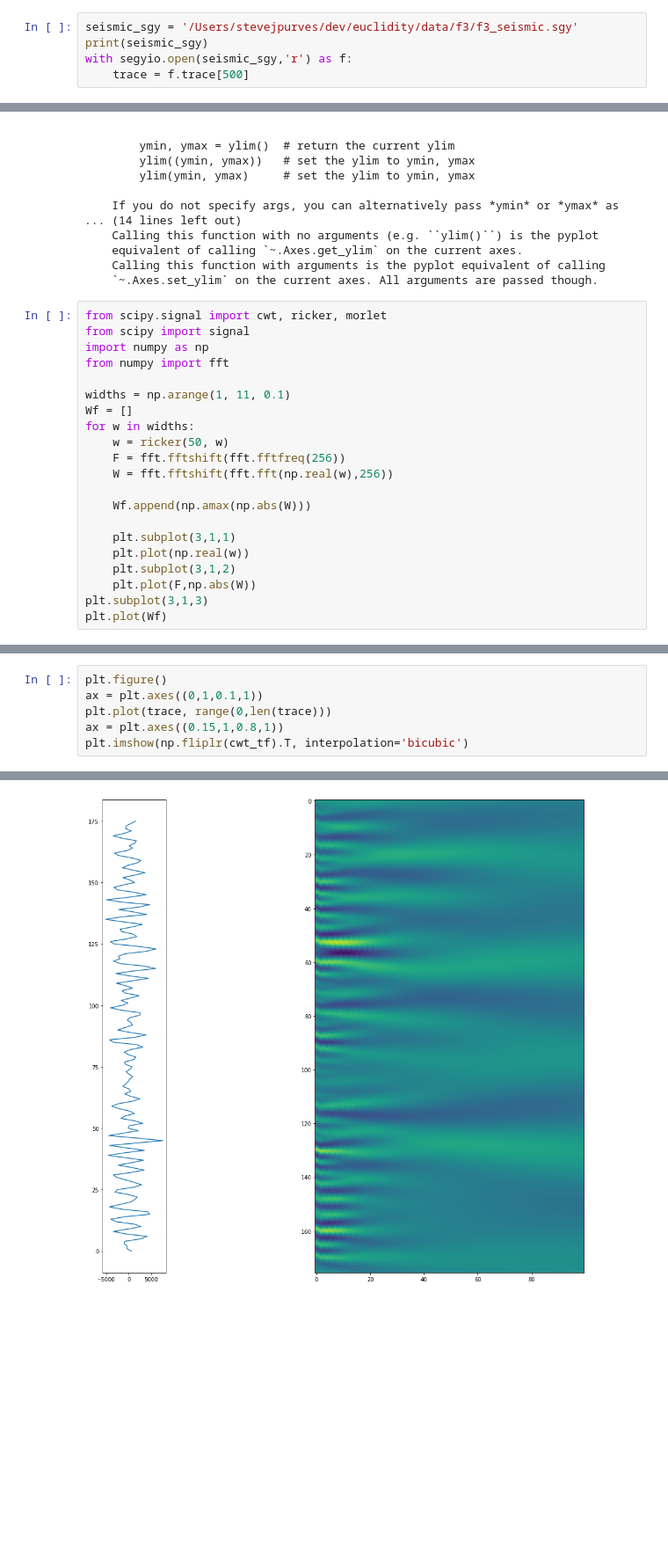
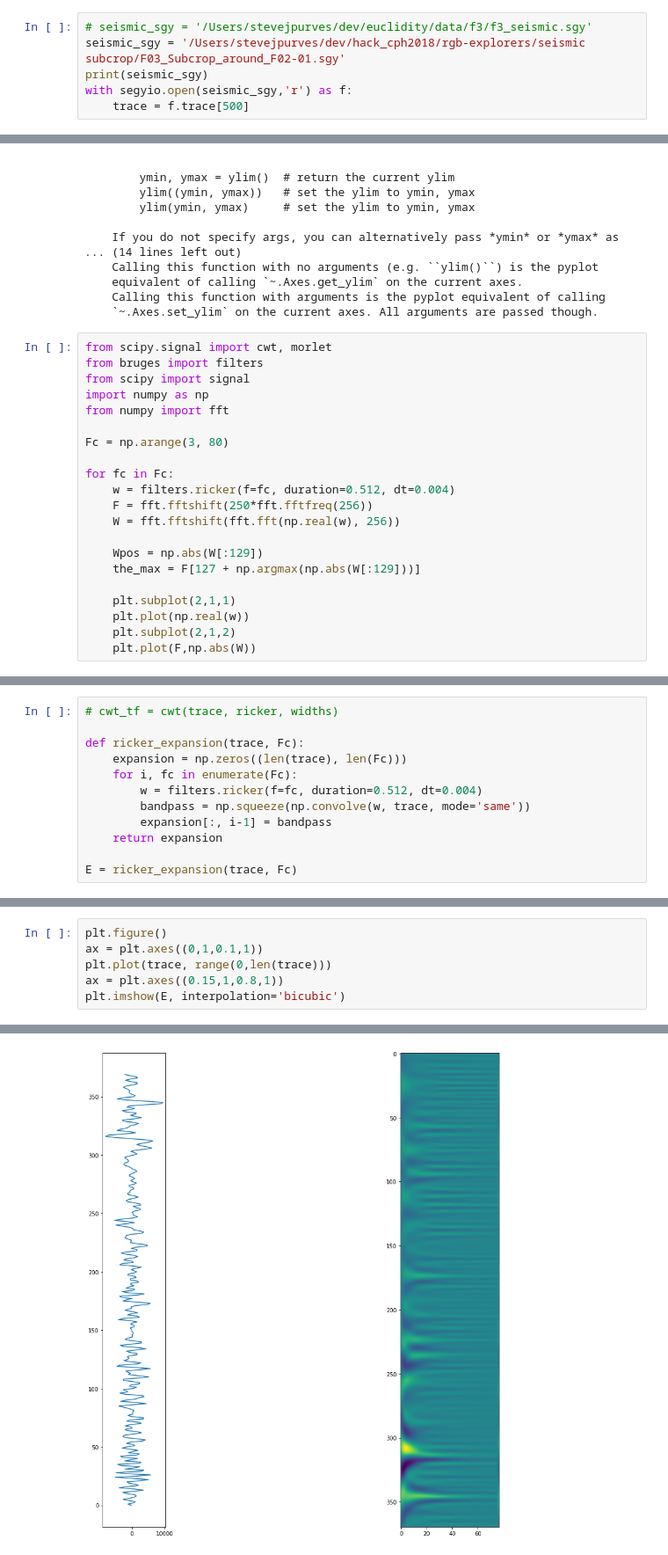
Before and after one commit to Gijsbertbas/rgb-explorers-backend, a Jupyter notebook: sandbox/HH.ipynb, the cells around one changed output, grey strips where cells are left out. Shown: that part at 88% size. Drawn from its saved outputs; the diff is of its cells as text; blank space fills up the shorter version.

Commit message:
using different ricker

```diff
--- a/sandbox/HH.ipynb
+++ b/sandbox/HH.ipynb
@@ -7,7 +7,8 @@ import matplotlib.pyplot as plt
 import matplotlib.pylab as pylab
 pylab.rcParams['figure.figsize'] = 16, 12
 # %%
-seismic_sgy = '/Users/stevejpurves/dev/euclidity/data/f3/f3_seismic.sgy'
+# seismic_sgy = '/Users/stevejpurves/dev/euclidity/data/f3/f3_seismic.sgy'
+seismic_sgy = '/Users/stevejpurves/dev/hack_cph2018/rgb-explorers/seismic subcrop/F03_Subcrop_around_F02-01.sgy'
 print(seismic_sgy)
 with segyio.open(seismic_sgy,'r') as f:
     trace = f.trace[500]
@@ -34,24 +35,24 @@ ylim(*args, **kwargs)
     Calling this function with arguments is the pyplot equivalent of calling
     `~.Axes.set_ylim` on the current axes. All arguments are passed though.
 # %%
-from scipy.signal import cwt, ricker, morlet
+from scipy.signal import cwt, morlet
+from bruges import filters
 from scipy import signal
 import numpy as np
 from numpy import fft
 
-widths = np.arange(1, 11, 0.1)
-Wf = []
-for w in widths:
-    w = ricker(50, w)
-    F = fft.fftshift(fft.fftfreq(256))
-    W = fft.fftshift(fft.fft(np.real(w),256))
+Fc = np.arange(3, 80)
 
-    Wf.append(np.amax(np.abs(W)))
+for fc in Fc:
+    w = filters.ricker(f=fc, duration=0.512, dt=0.004)
+    F = fft.fftshift(250*fft.fftfreq(256))
+    W = fft.fftshift(fft.fft(np.real(w), 256))
 
-    plt.subplot(3,1,1)
+    Wpos = np.abs(W[:129])
+    the_max = F[127 + np.argmax(np.abs(W[:129]))]
+
+    plt.subplot(2,1,1)
     plt.plot(np.real(w))
-    plt.subplot(3,1,2)
+    plt.subplot(2,1,2)
     plt.plot(F,np.abs(W))
-plt.subplot(3,1,3)
-plt.plot(Wf)
 # %% [output]
@@ -63,0 +60,12 @@ cwt_tf = cwt(trace, ricker, np.arange(1, 11, 0.1))
+# %%
+# cwt_tf = cwt(trace, ricker, widths)
+
+def ricker_expansion(trace, Fc):
+    expansion = np.zeros((len(trace), len(Fc)))
+    for i, fc in enumerate(Fc):
+        w = filters.ricker(f=fc, duration=0.512, dt=0.004)
+        bandpass = np.squeeze(np.convolve(w, trace, mode='same'))
+        expansion[:, i-1] = bandpass
+    return expansion
+
+E = ricker_expansion(trace, Fc)
@@ -64,12 +74,12 @@ cwt_tf = cwt(trace, ricker, np.arange(1, 11, 0.1))
 # %%
 plt.figure()
 ax = plt.axes((0,1,0.1,1))
 plt.plot(trace, range(0,len(trace)))
 ax = plt.axes((0.15,1,0.8,1))
-plt.imshow(np.fliplr(cwt_tf).T, interpolation='bicubic')
+plt.imshow(E, interpolation='bicubic')
 # %% [output]
 <matplotlib.image.AxesImage at 0x...>
-[figure, old version]
+[figure, new version]
 # %%
 volume = segyio.tools.cube(seismic_sgy)
 print('volume', volume.shape)
```
Also changed, not shown: parts of 7 cells of this notebook, 1 other file.
